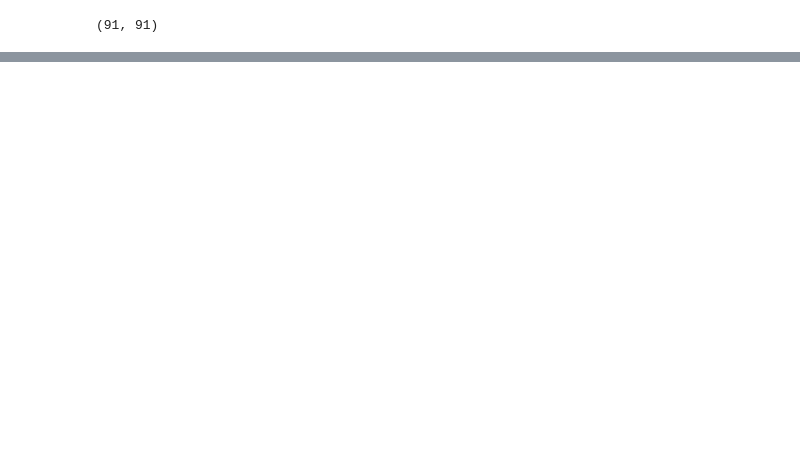
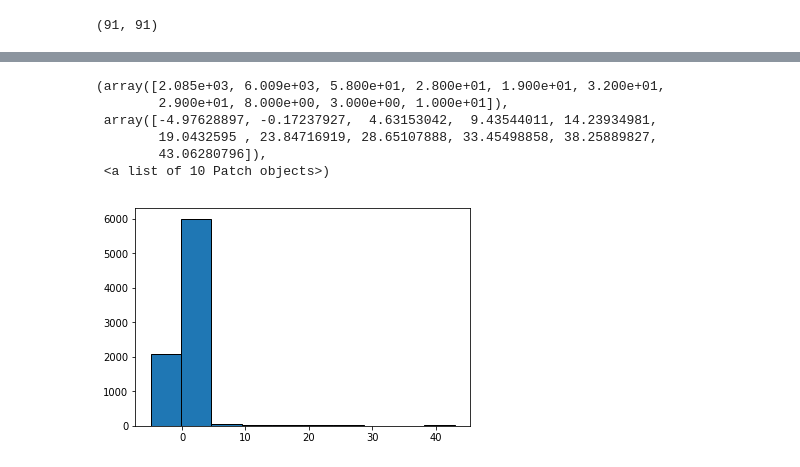
Before and after one commit to vwegmayr/brain-aging, a Jupyter notebook: notebooks/vagan_mri_evaluation_fixed_delta.ipynb, the cells around one changed output, grey strips where cells are left out. Cells and saved outputs as stored; diff of their text form; code cells hidden in the pictures; blank space fills up the shorter version.

```diff
--- a/notebooks/vagan_mri_evaluation_fixed_delta.ipynb
+++ b/notebooks/vagan_mri_evaluation_fixed_delta.ipynb
@@ -181,0 +319,10 @@ np.squeeze(np.take(x_t0, [40], axis=2)).shape
+# %%
+plt.hist(np.reshape(normed[:, 59, :], (-1, 1)), edgecolor='black')
+# %% [output]
+(array([2.085e+03, 6.009e+03, 5.800e+01, 2.800e+01, 1.900e+01, 3.200e+01,
+        2.900e+01, 8.000e+00, 3.000e+00, 1.000e+01]),
+ array([-4.97628897, -0.17237927,  4.63153042,  9.43544011, 14.23934981,
+        19.0432595 , 23.84716919, 28.65107888, 33.45498858, 38.25889827,
+        43.06280796]),
+ <a list of 10 Patch objects>)
+[figure, added]
```
Also changed, not shown: parts of 30 cells of this notebook.
